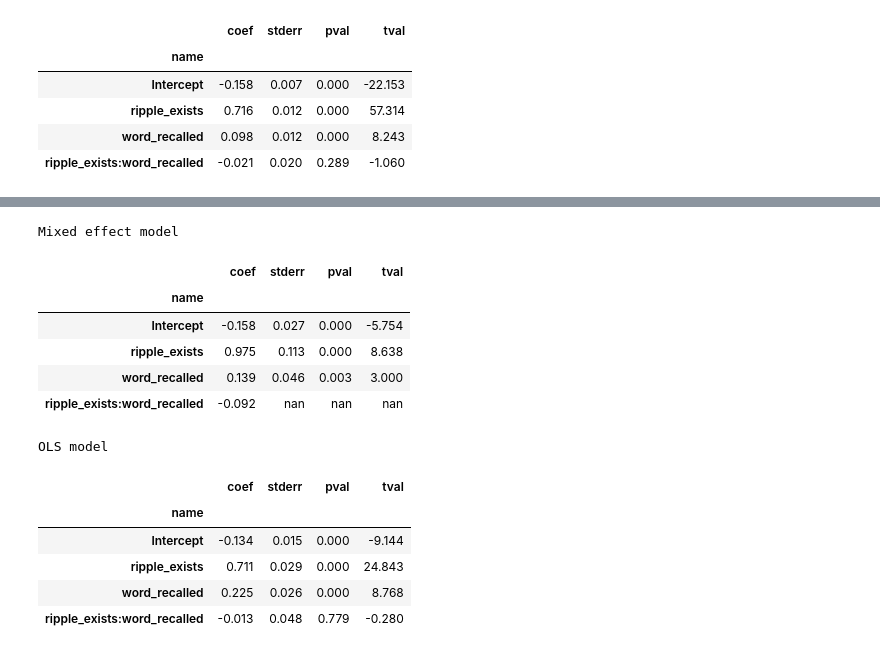
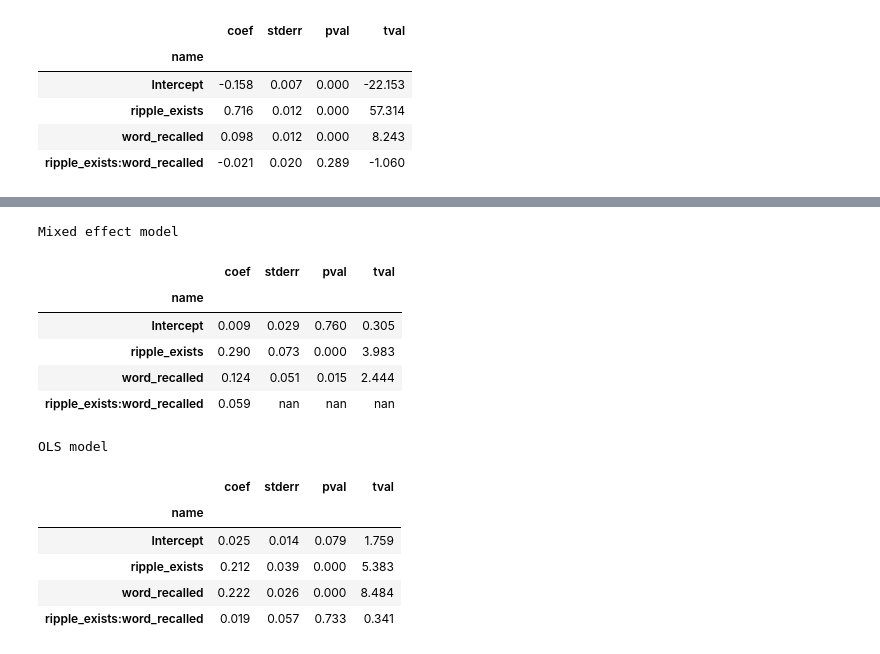
Before and after one commit to ebrahimfeghhi/ripple_memory, a Jupyter notebook: updates/HFA_ripple.ipynb, the cells around one changed output, grey strips where cells are left out. Saved outputs shown, nothing was run; the diff lists cells and outputs as text; code cells hidden in the pictures.

```diff
--- a/updates/HFA_ripple.ipynb
+++ b/updates/HFA_ripple.ipynb
@@ -2,10 +2,10 @@
 import pandas as pd
 from IPython.display import display_html
 
-def plot_statsmodel_results(region_name):
+def plot_statsmodel_results(ripple_regions, region_name):
 
-    df1 = pd.read_csv(f'stats_results/mem_model_SME_{region_name}.csv', index_col=0)
-    df2 = pd.read_csv(f'stats_results/OLS_model_SME_{region_name}.csv', index_col=0)
+    df1 = pd.read_csv(f'stats_results/mem_model_SME_{ripple_regions}_{region_name}.csv', index_col=0)
+    df2 = pd.read_csv(f'stats_results/OLS_model_SME_{ripple_regions}_{region_name}.csv', index_col=0)
 
     df1_styler = df1.style.set_precision(3).set_table_attributes("style='display:inline'").set_caption('Mixed effect model')
     df2_styler = df2.style.set_precision(3).set_table_attributes("style='display:inline'").set_caption('OLS model')
@@ -91,17 +140,17 @@ OLS model
 # %%
-plot_statsmodel_results('nonHPC_MTL')
+plot_statsmodel_results('ca1', 'nonHPC_MTL')
 # %% [output]
 Mixed effect model
 |  | coef | stderr | pval | tval |
 | name |  |  |  |  |
-| Intercept | -0.158 | 0.027 | 0.000 | -5.754 |
-| ripple_exists | 0.975 | 0.113 | 0.000 | 8.638 |
-| word_recalled | 0.139 | 0.046 | 0.003 | 3.000 |
-| ripple_exists:word_recalled | -0.092 | nan | nan | nan |
+| Intercept | 0.009 | 0.029 | 0.760 | 0.305 |
+| ripple_exists | 0.290 | 0.073 | 0.000 | 3.983 |
+| word_recalled | 0.124 | 0.051 | 0.015 | 2.444 |
+| ripple_exists:word_recalled | 0.059 | nan | nan | nan |
 OLS model
 |  | coef | stderr | pval | tval |
 | name |  |  |  |  |
-| Intercept | -0.134 | 0.015 | 0.000 | -9.144 |
-| ripple_exists | 0.711 | 0.029 | 0.000 | 24.843 |
-| word_recalled | 0.225 | 0.026 | 0.000 | 8.768 |
-| ripple_exists:word_recalled | -0.013 | 0.048 | 0.779 | -0.280 |
+| Intercept | 0.025 | 0.014 | 0.079 | 1.759 |
+| ripple_exists | 0.212 | 0.039 | 0.000 | 5.383 |
+| word_recalled | 0.222 | 0.026 | 0.000 | 8.484 |
+| ripple_exists:word_recalled | 0.019 | 0.057 | 0.733 | 0.341 |
```
Also changed, not shown: parts of 7 cells of this notebook, 48 other files.
